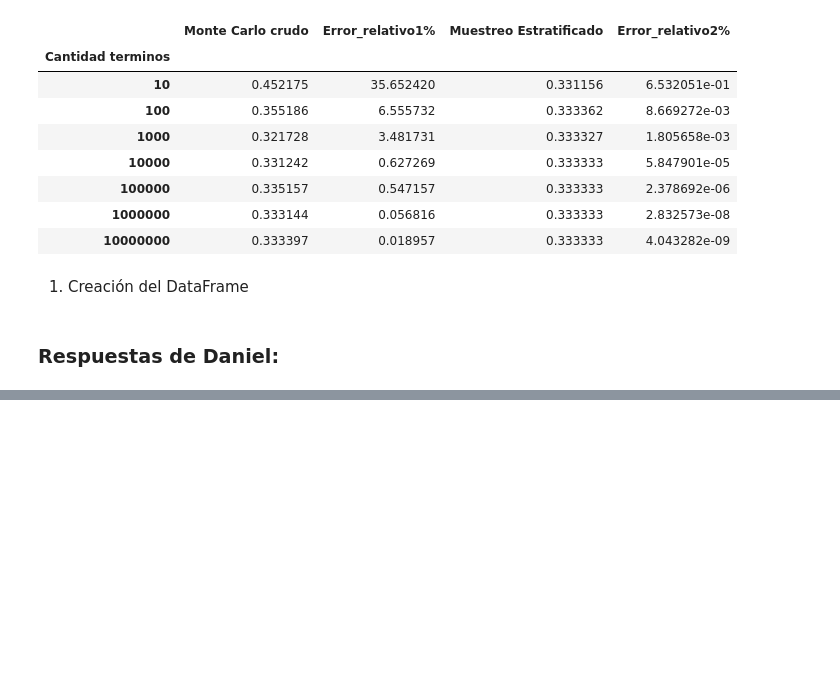
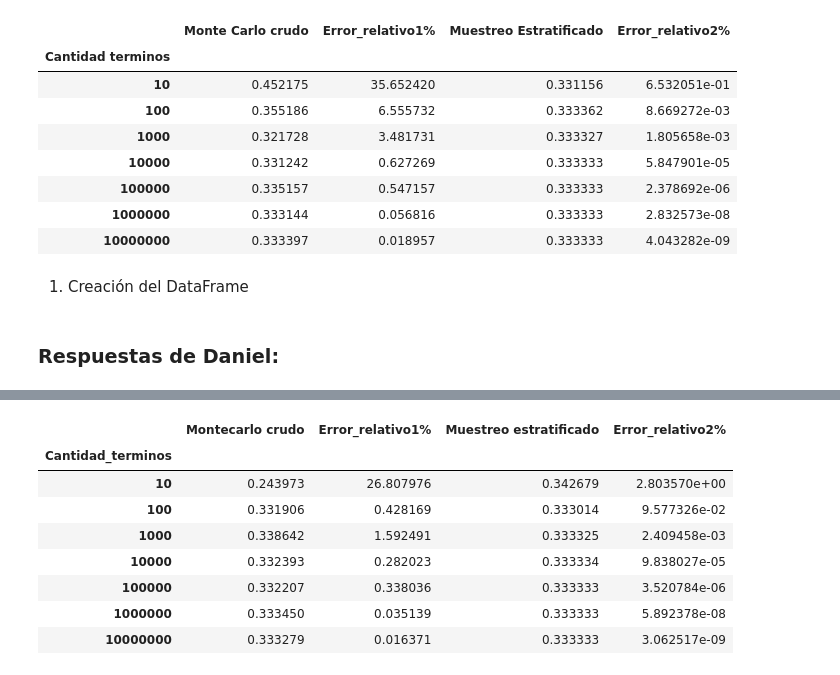
Before and after one commit to JuanPablo2019/Tarea7, a Jupyter notebook: Tarea7_SPF.ipynb, the cells around one changed output, grey strips where cells are left out. Drawn from its saved outputs; the diff is of its cells as text; code cells hidden in the pictures; blank space fills up the shorter version.

```diff
--- a/Tarea7_SPF.ipynb
+++ b/Tarea7_SPF.ipynb
@@ -117,0 +135,19 @@ datos
+# %%
+# Cantidad de términos, en escala logarítmica
+N = np.logspace(1,7,7,dtype=int)
+
+#Función
+f = lambda x: x**2
+
+#Límite inferior
+a = 0
+
+#Límite inferior
+b = 1
+
+# Números aleatorios
+u = list(map(lambda N:np.random.uniform(a,b,N),N))
+
+# Calculamos la aproximación por montecarlo
+montecarlo = list(map(lambda x:int_montecarlo(f,a,b,x),u))
+montecarlo
@@ -117,0 +162,17 @@ datos
+# %%
+def estratificado(N):
+    global a,b
+
+    def estratos(N):
+        U = np.random.uniform(a,b,N)
+        segmento = np.arange(0,N)
+        muestra = st.uniform.ppf((U + segmento) / N)
+        return muestra
+
+    x = [estratos(i) for i in N]
+    resultado = [int_montecarlo(f,a,b,i) for i in x]
+
+    return resultado
+# %%
+estratificado = estratificado(N)
+estratificado
@@ -117,0 +187,18 @@ datos
+# %%
+tabla = pd.DataFrame(index=N,columns=['Montecarlo crudo','Error_relativo1%','Muestreo estratificado','Error_relativo2%'])
+tabla.index.name='Cantidad_terminos'
+tabla['Montecarlo crudo'] = montecarlo
+tabla["Error_relativo1%"] = np.abs(tabla['Montecarlo crudo'] - integral) * (100 / integral)
+tabla['Muestreo estratificado'] = estratificado
+tabla["Error_relativo2%"] = np.abs(tabla['Muestreo estratificado'] - integral) * (100 / integral)
+tabla
+# %% [output]
+|  | Montecarlo crudo | Error_relativo1% | Muestreo estratificado | Error_relativo2% |
+| Cantidad_terminos |  |  |  |  |
+| 10 | 0.243973 | 26.807976 | 0.342679 | 2.803570e+00 |
+| 100 | 0.331906 | 0.428169 | 0.333014 | 9.577326e-02 |
+| 1000 | 0.338642 | 1.592491 | 0.333325 | 2.409458e-03 |
+| 10000 | 0.332393 | 0.282023 | 0.333334 | 9.838027e-05 |
+| 100000 | 0.332207 | 0.338036 | 0.333333 | 3.520784e-06 |
+| 1000000 | 0.333450 | 0.035139 | 0.333333 | 5.892378e-08 |
+| 10000000 | 0.333279 | 0.016371 | 0.333333 | 3.062517e-09 |
```
Also changed, not shown: parts of 5 cells of this notebook.
